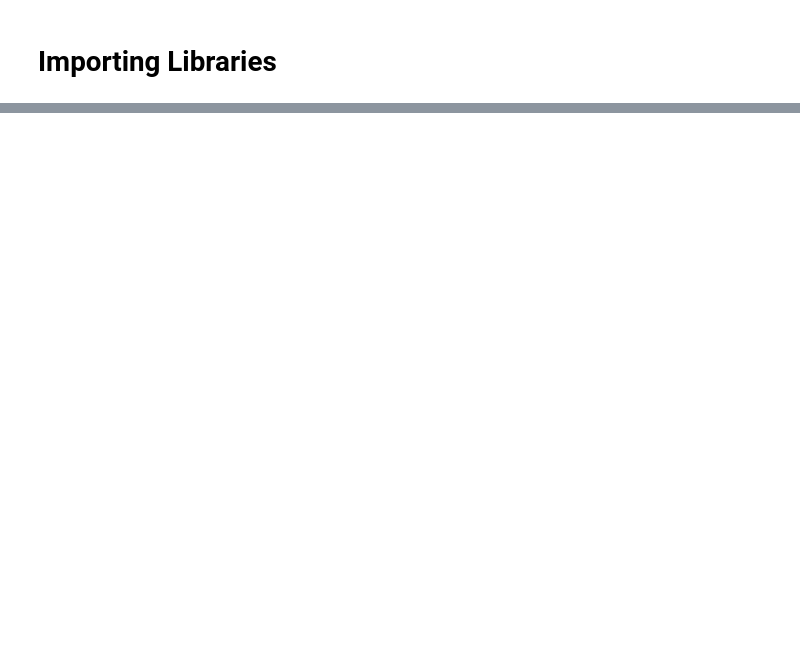
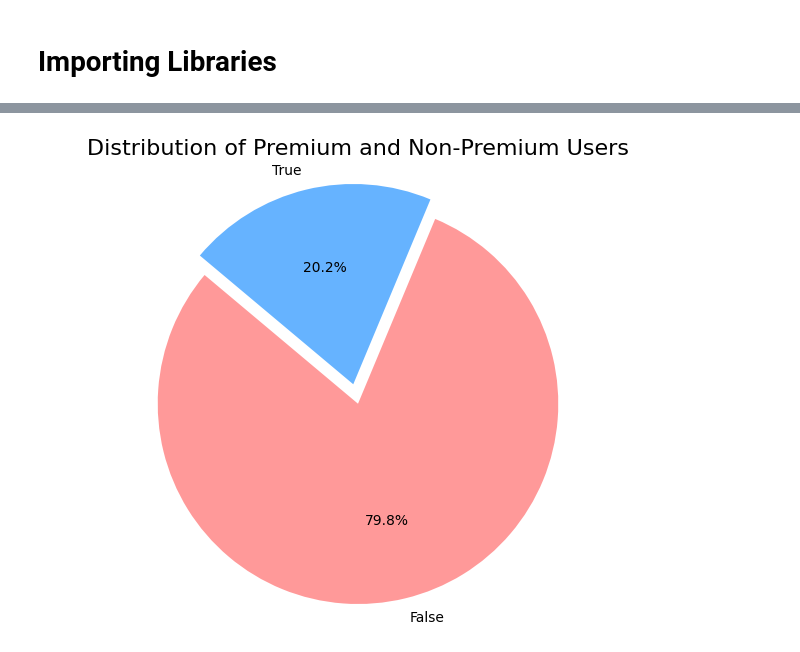
Before and after one commit to kumawatmanish05/LeetCode_Data_Analysis, a Jupyter notebook: leetcode-data-analysis.ipynb, the cells around one changed output, grey strips where cells are left out. Cells and saved outputs as stored; diff of their text form; code cells hidden in the pictures; blank space fills up the shorter version.

```diff
--- a/leetcode-data-analysis.ipynb
+++ b/leetcode-data-analysis.ipynb
@@ -29,0 +97,16 @@ df.head()
+# %%
+#Distribution of Premium and Non-Premium Users
+plt.figure(figsize=(8, 6))
+plt.pie(df['isPremium'].value_counts(),
+        labels=df['isPremium'].unique(),
+        autopct='%1.1f%%',
+        startangle=140,
+        colors=['#ff9999','#66b3ff'],
+        explode = [0.1, 0])
+
+plt.title('Distribution of Premium and Non-Premium Users', fontsize=16)
+plt.axis('equal')
+
+plt.show()
+# %% [output]
+[figure, added]
```
Also changed, not shown: parts of 12 cells of this notebook.
